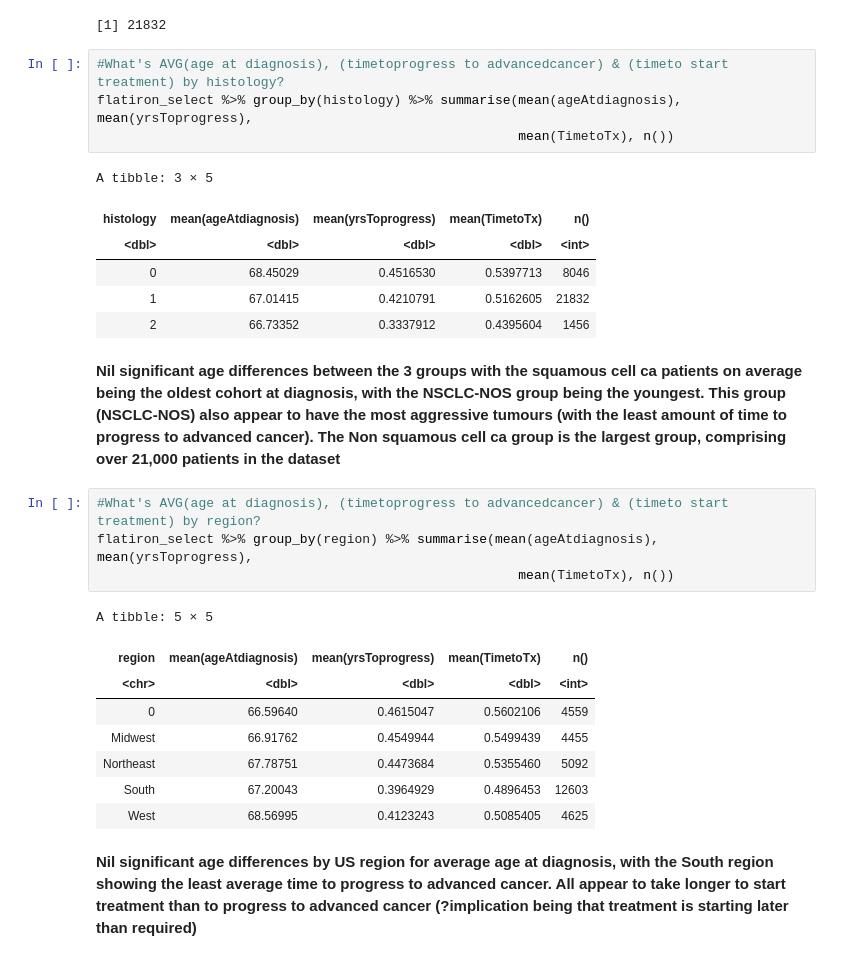
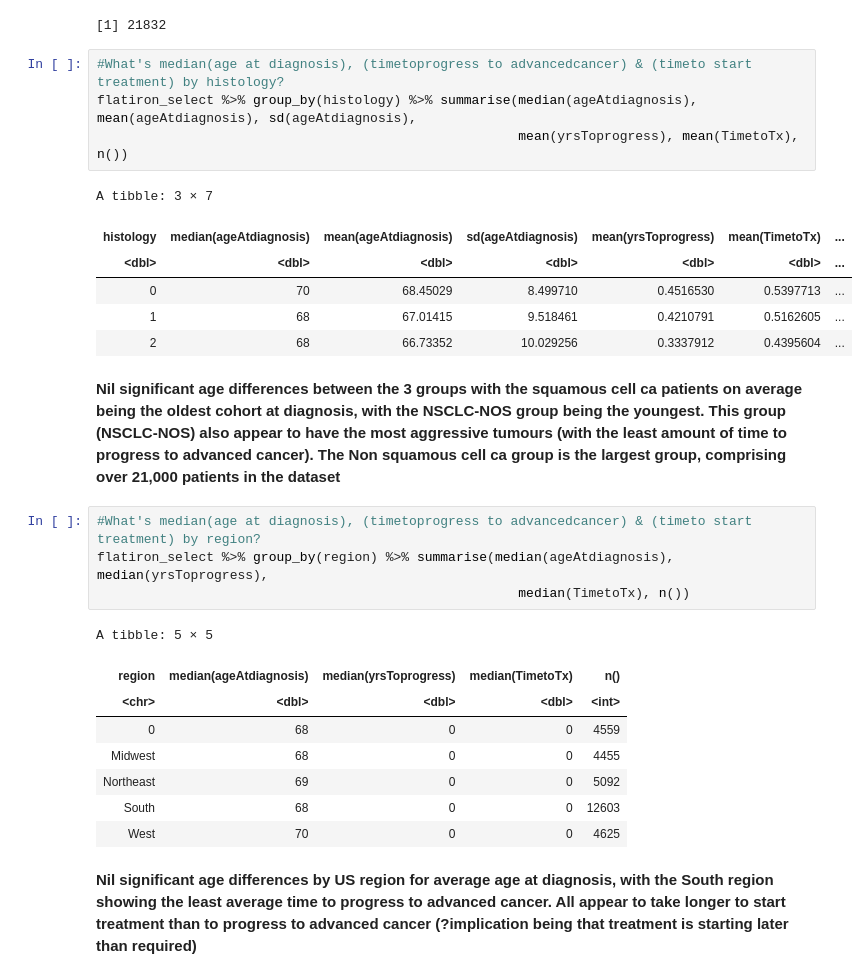
Before and after one commit to ada-nwobodo/PharML-Challenge-Project, a Jupyter notebook: NSCLC_EDA_Ada.ipynb, the cells around one changed output. Drawn from its saved outputs; the diff is of its cells as text.

```diff
--- a/NSCLC_EDA_Ada.ipynb
+++ b/NSCLC_EDA_Ada.ipynb
@@ -328,31 +328,31 @@ nrow(nonsquam_cellca)
 [1] 8046
 [1] 21832
 # %%
-#What's AVG(age at diagnosis), (timetoprogress to advancedcancer) & (timeto start treatment) by histology?
-flatiron_select %>% group_by(histology) %>% summarise(mean(ageAtdiagnosis), mean(yrsToprogress),
-                                                      mean(TimetoTx), n())
+#What's median(age at diagnosis), (timetoprogress to advancedcancer) & (timeto start treatment) by histology?
+flatiron_select %>% group_by(histology) %>% summarise(median(ageAtdiagnosis), mean(ageAtdiagnosis), sd(ageAtdiagnosis),
+                                                      mean(yrsToprogress), mean(TimetoTx), n())
 # %% [output]
-A tibble: 3 × 5
+A tibble: 3 × 7
-| histology | mean(ageAtdiagnosis) | mean(yrsToprogress) | mean(TimetoTx) | n() |
-| <dbl> | <dbl> | <dbl> | <dbl> | <int> |
-| 0 | 68.45029 | 0.4516530 | 0.5397713 | 8046 |
-| 1 | 67.01415 | 0.4210791 | 0.5162605 | 21832 |
-| 2 | 66.73352 | 0.3337912 | 0.4395604 | 1456 |
+| histology | median(ageAtdiagnosis) | mean(ageAtdiagnosis) | sd(ageAtdiagnosis) | mean(yrsToprogress) | mean(TimetoTx) | ... |
+| <dbl> | <dbl> | <dbl> | <dbl> | <dbl> | <dbl> | ... |
+| 0 | 70 | 68.45029 | 8.499710 | 0.4516530 | 0.5397713 | ... |
+| 1 | 68 | 67.01415 | 9.518461 | 0.4210791 | 0.5162605 | ... |
+| 2 | 68 | 66.73352 | 10.029256 | 0.3337912 | 0.4395604 | ... |
 # %% [markdown]
 __Nil significant age differences between the 3 groups with the squamous cell ca patients on average being the oldest cohort at diagnosis, with the NSCLC-NOS group being the youngest. This group (NSCLC-NOS) also appear to have the most aggressive tumours (with the least amount of time to progress to advanced cancer). The Non squamous cell ca group is the largest group, comprising over 21,000 patients in the dataset__
 # %%
-#What's AVG(age at diagnosis), (timetoprogress to advancedcancer) & (timeto start treatment) by region?
-flatiron_select %>% group_by(region) %>% summarise(mean(ageAtdiagnosis), mean(yrsToprogress),
-                                                      mean(TimetoTx), n())
+#What's median(age at diagnosis), (timetoprogress to advancedcancer) & (timeto start treatment) by region?
+flatiron_select %>% group_by(region) %>% summarise(median(ageAtdiagnosis), median(yrsToprogress),
+                                                      median(TimetoTx), n())
 # %% [output]
 A tibble: 5 × 5
-| region | mean(ageAtdiagnosis) | mean(yrsToprogress) | mean(TimetoTx) | n() |
+| region | median(ageAtdiagnosis) | median(yrsToprogress) | median(TimetoTx) | n() |
 | <chr> | <dbl> | <dbl> | <dbl> | <int> |
-| 0 | 66.59640 | 0.4615047 | 0.5602106 | 4559 |
-| Midwest | 66.91762 | 0.4549944 | 0.5499439 | 4455 |
-| Northeast | 67.78751 | 0.4473684 | 0.5355460 | 5092 |
-| South | 67.20043 | 0.3964929 | 0.4896453 | 12603 |
-| West | 68.56995 | 0.4123243 | 0.5085405 | 4625 |
+| 0 | 68 | 0 | 0 | 4559 |
+| Midwest | 68 | 0 | 0 | 4455 |
+| Northeast | 69 | 0 | 0 | 5092 |
+| South | 68 | 0 | 0 | 12603 |
+| West | 70 | 0 | 0 | 4625 |
 # %% [markdown]
 __Nil significant age differences by US region for average age at diagnosis, with the South region showing the least average time to progress to advanced cancer. All appear to take longer to start treatment than to progress to advanced cancer (?implication being that treatment is starting later than required)__
 # %%
```
Also changed, not shown: parts of 61 cells of this notebook.
